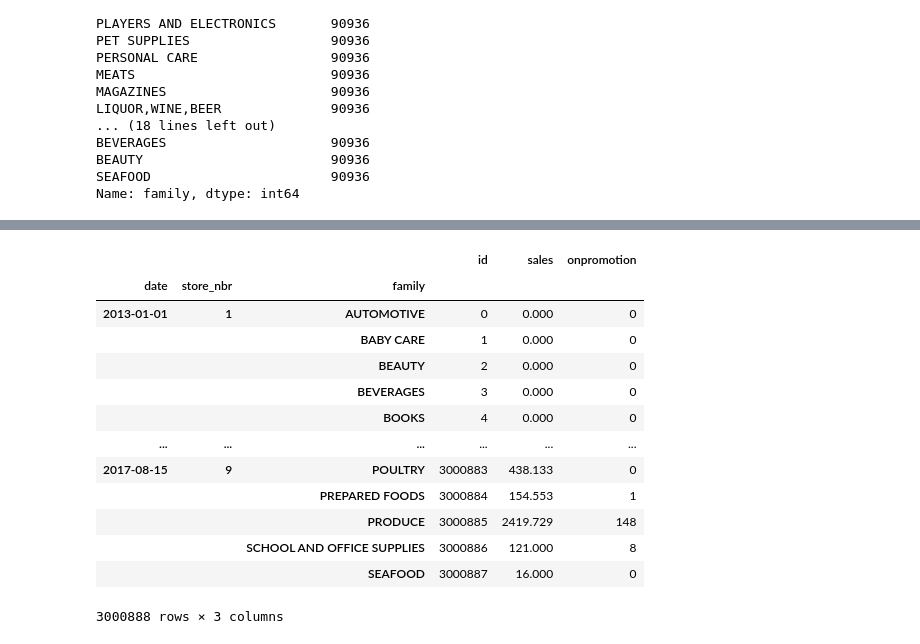
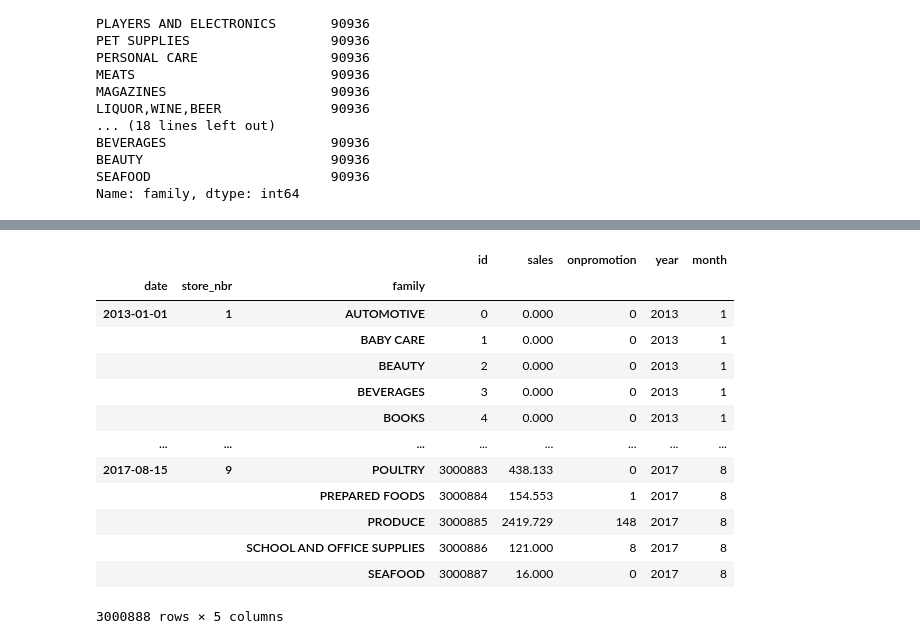
Before and after one commit to Chepngeno-langat/DS-projects, a Jupyter notebook: Store Sales Forecasting/Store Sales Prediction.ipynb, the cells around one changed output, grey strips where cells are left out. Saved outputs shown, nothing was run; the diff lists cells and outputs as text; code cells hidden in the pictures.

```diff
--- a/Store Sales Forecasting/Store Sales Prediction.ipynb
+++ b/Store Sales Forecasting/Store Sales Prediction.ipynb
@@ -124,23 +127,23 @@ sns.regplot(x='year', y='sales', data=train_df)
 # %%
-store_sales = train.copy()
-store_sales = store_sales.set_index('date')
+store_sales = train_df.copy()
+# store_sales = store_sales.set_index('date')
 store_sales = store_sales.set_index(['store_nbr', 'family'], append=True)
 
 store_sales
 # %% [output]
-|  |  |  | id | sales | onpromotion |
-| date | store_nbr | family |  |  |  |
-| 2013-01-01 | 1 | AUTOMOTIVE | 0 | 0.000 | 0 |
-|  |  | BABY CARE | 1 | 0.000 | 0 |
-|  |  | BEAUTY | 2 | 0.000 | 0 |
-|  |  | BEVERAGES | 3 | 0.000 | 0 |
-|  |  | BOOKS | 4 | 0.000 | 0 |
-| ... | ... | ... | ... | ... | ... |
-| 2017-08-15 | 9 | POULTRY | 3000883 | 438.133 | 0 |
-|  |  | PREPARED FOODS | 3000884 | 154.553 | 1 |
-|  |  | PRODUCE | 3000885 | 2419.729 | 148 |
-|  |  | SCHOOL AND OFFICE SUPPLIES | 3000886 | 121.000 | 8 |
-|  |  | SEAFOOD | 3000887 | 16.000 | 0 |
+|  |  |  | id | sales | onpromotion | year | month |
+| date | store_nbr | family |  |  |  |  |  |
+| 2013-01-01 | 1 | AUTOMOTIVE | 0 | 0.000 | 0 | 2013 | 1 |
+|  |  | BABY CARE | 1 | 0.000 | 0 | 2013 | 1 |
+|  |  | BEAUTY | 2 | 0.000 | 0 | 2013 | 1 |
+|  |  | BEVERAGES | 3 | 0.000 | 0 | 2013 | 1 |
+|  |  | BOOKS | 4 | 0.000 | 0 | 2013 | 1 |
+| ... | ... | ... | ... | ... | ... | ... | ... |
+| 2017-08-15 | 9 | POULTRY | 3000883 | 438.133 | 0 | 2017 | 8 |
+|  |  | PREPARED FOODS | 3000884 | 154.553 | 1 | 2017 | 8 |
+|  |  | PRODUCE | 3000885 | 2419.729 | 148 | 2017 | 8 |
+|  |  | SCHOOL AND OFFICE SUPPLIES | 3000886 | 121.000 | 8 | 2017 | 8 |
+|  |  | SEAFOOD | 3000887 | 16.000 | 0 | 2017 | 8 |
-3000888 rows × 3 columns
+3000888 rows × 5 columns
 # %%
 average_sales = store_sales.groupby('date').mean()['sales']
```
Also changed, not shown: parts of 12 cells of this notebook.
